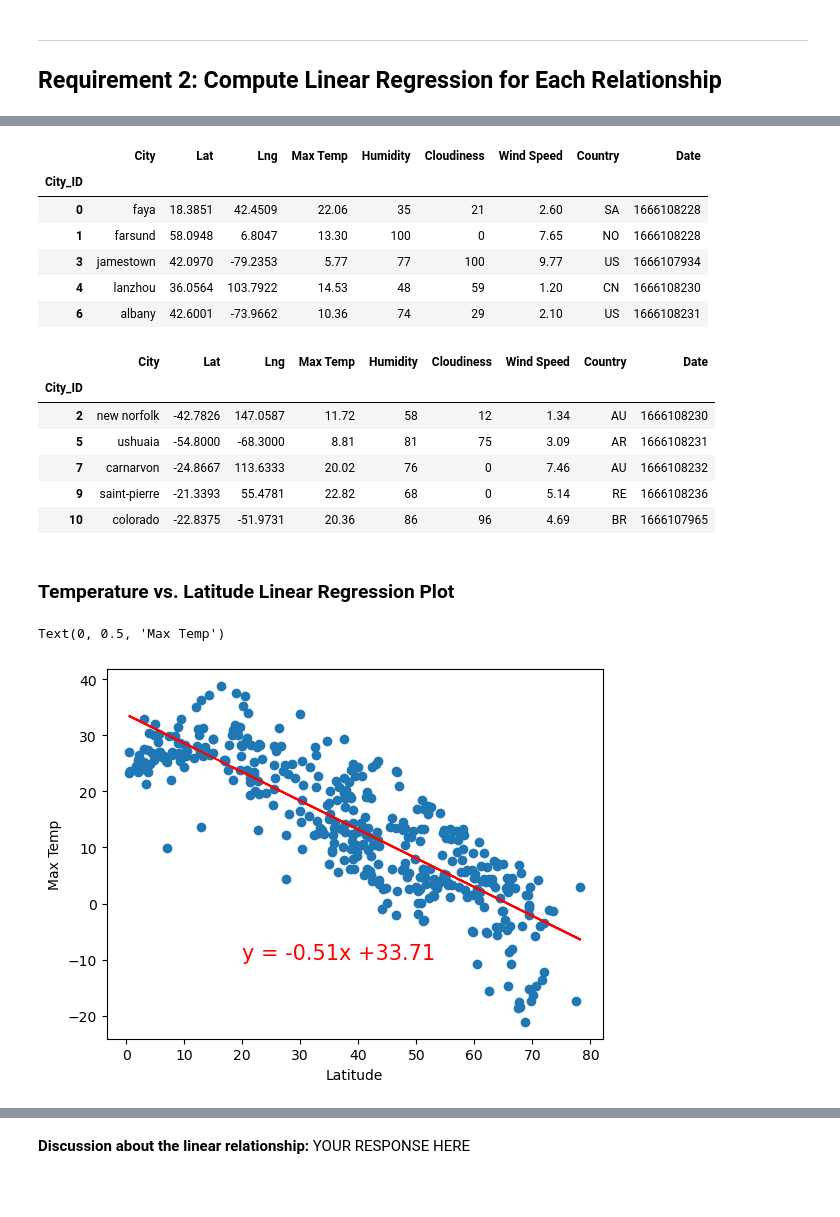
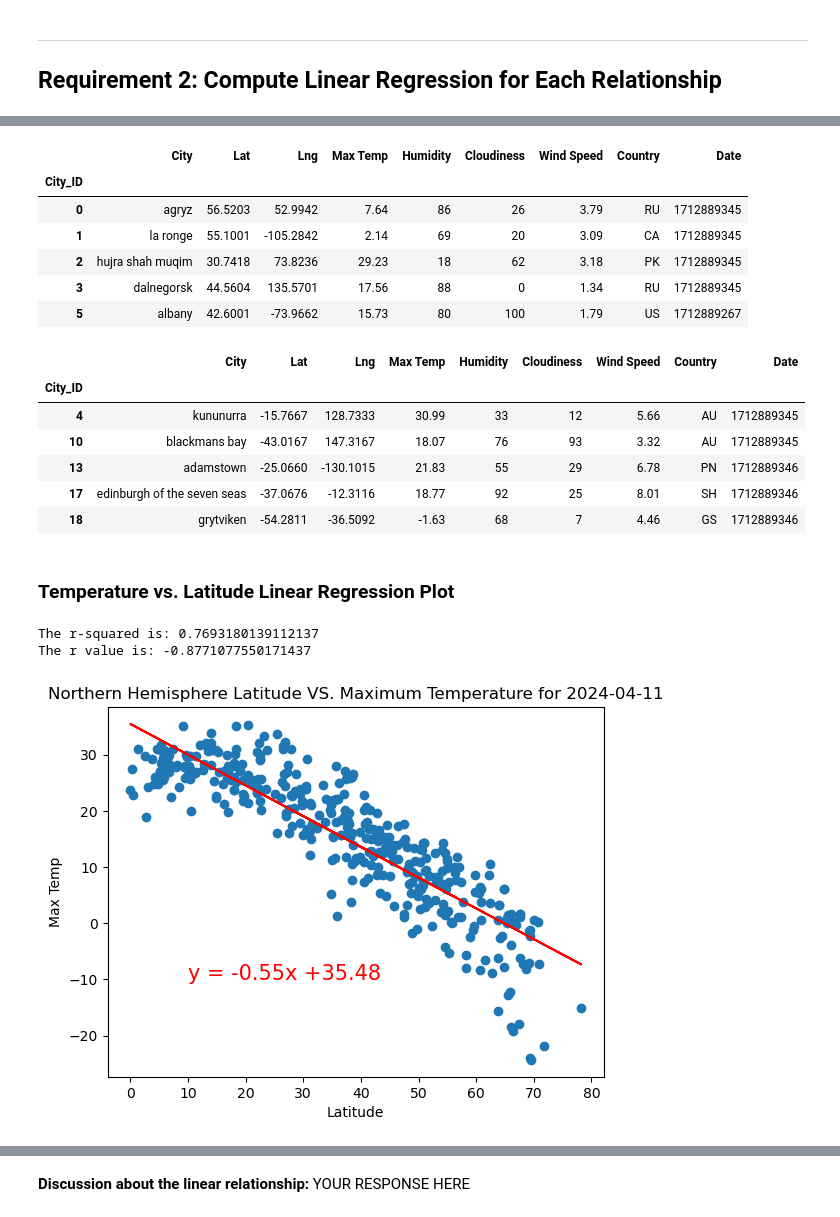
Before and after one commit to Y1U9M9A4I/python-api-challenge, a Jupyter notebook: WeatherPy/WeatherPy_Analysis.ipynb, the cells around one changed output, grey strips where cells are left out. Drawn from its saved outputs; the diff is of its cells as text; code cells hidden in the pictures; blank space fills up the shorter version.

```diff
--- a/WeatherPy/WeatherPy_Analysis.ipynb
+++ b/WeatherPy/WeatherPy_Analysis.ipynb
@@ -325,7 +225,7 @@ Index: []>
 city_data_df.to_csv("output_data/cities.csv", index_label="City_ID")
 # %%
 # Read saved data
-city_data_df = pd.read_csv("output_data/cities2.csv", index_col="City_ID")
+city_data_df = pd.read_csv("output_data/cities.csv", index_col="City_ID")
 
 # Display sample data
 city_data_df.head()
@@ -444,11 +344,11 @@ northern_hemi_df.head()
 # %% [output]
 |  | City | Lat | Lng | Max Temp | Humidity | Cloudiness | Wind Speed | Country | Date |
 | City_ID |  |  |  |  |  |  |  |  |  |
-| 0 | faya | 18.3851 | 42.4509 | 22.06 | 35 | 21 | 2.60 | SA | 1666108228 |
-| 1 | farsund | 58.0948 | 6.8047 | 13.30 | 100 | 0 | 7.65 | NO | 1666108228 |
-| 3 | jamestown | 42.0970 | -79.2353 | 5.77 | 77 | 100 | 9.77 | US | 1666107934 |
-| 4 | lanzhou | 36.0564 | 103.7922 | 14.53 | 48 | 59 | 1.20 | CN | 1666108230 |
-| 6 | albany | 42.6001 | -73.9662 | 10.36 | 74 | 29 | 2.10 | US | 1666108231 |
+| 0 | agryz | 56.5203 | 52.9942 | 7.64 | 86 | 26 | 3.79 | RU | 1712889345 |
+| 1 | la ronge | 55.1001 | -105.2842 | 2.14 | 69 | 20 | 3.09 | CA | 1712889345 |
+| 2 | hujra shah muqim | 30.7418 | 73.8236 | 29.23 | 18 | 62 | 3.18 | PK | 1712889345 |
+| 3 | dalnegorsk | 44.5604 | 135.5701 | 17.56 | 88 | 0 | 1.34 | RU | 1712889345 |
+| 5 | albany | 42.6001 | -73.9662 | 15.73 | 80 | 100 | 1.79 | US | 1712889267 |
 # %%
 # Create a DataFrame with the Southern Hemisphere data (Latitude < 0)
 
@@ -459,31 +359,34 @@ southern_hemi_df.head()
 # %% [output]
 |  | City | Lat | Lng | Max Temp | Humidity | Cloudiness | Wind Speed | Country | Date |
 | City_ID |  |  |  |  |  |  |  |  |  |
-| 2 | new norfolk | -42.7826 | 147.0587 | 11.72 | 58 | 12 | 1.34 | AU | 1666108230 |
-| 5 | ushuaia | -54.8000 | -68.3000 | 8.81 | 81 | 75 | 3.09 | AR | 1666108231 |
-| 7 | carnarvon | -24.8667 | 113.6333 | 20.02 | 76 | 0 | 7.46 | AU | 1666108232 |
-| 9 | saint-pierre | -21.3393 | 55.4781 | 22.82 | 68 | 0 | 5.14 | RE | 1666108236 |
-| 10 | colorado | -22.8375 | -51.9731 | 20.36 | 86 | 96 | 4.69 | BR | 1666107965 |
+| 4 | kununurra | -15.7667 | 128.7333 | 30.99 | 33 | 12 | 5.66 | AU | 1712889345 |
+| 10 | blackmans bay | -43.0167 | 147.3167 | 18.07 | 76 | 93 | 3.32 | AU | 1712889345 |
+| 13 | adamstown | -25.0660 | -130.1015 | 21.83 | 55 | 29 | 6.78 | PN | 1712889346 |
+| 17 | edinburgh of the seven seas | -37.0676 | -12.3116 | 18.77 | 92 | 25 | 8.01 | SH | 1712889346 |
+| 18 | grytviken | -54.2811 | -36.5092 | -1.63 | 68 | 7 | 4.46 | GS | 1712889346 |
 # %% [markdown]
 ###  Temperature vs. Latitude Linear Regression Plot
 # %%
 # Linear regression on Northern Hemisphere
 x_values = northern_hemi_df["Lat"]
 y_values = northern_hemi_df["Max Temp"]
 (slope, intercept, rvalue, pvalue, stderr) = linregress(x_values, y_values)
 regress_values = x_values * slope + intercept
 line_eq = "y = " + str(round(slope,2)) + "x +" + str(round(intercept,2))
 plt.scatter(x_values, y_values)
 plt.plot(x_values, regress_values, "r-")
-plt.annotate(line_eq,(20,-10),fontsize=15,color="red")
+plt.annotate(line_eq,(10,-10),fontsize=15,color="red")
+plt.title('Northern Hemisphere Latitude VS. Maximum Temperature for 2024-04-11')
 plt.xlabel('Latitude')
 plt.ylabel('Max Temp')
+plt.tight_layout
 
 print(f"The r-squared is: {rvalue**2}")
 print(f"The r value is: {rvalue}")
 # %% [output]
-Text(0, 0.5, 'Max Temp')
+The r-squared is: 0.7693180139112137
+The r value is: -0.8771077550171437
-[figure, old version]
+[figure, new version]
 # %%
 # Linear regression on Southern Hemisphere
 x_values = southern_hemi_df["Lat"]
```
Also changed, not shown: parts of 24 cells of this notebook, 6 other files.
